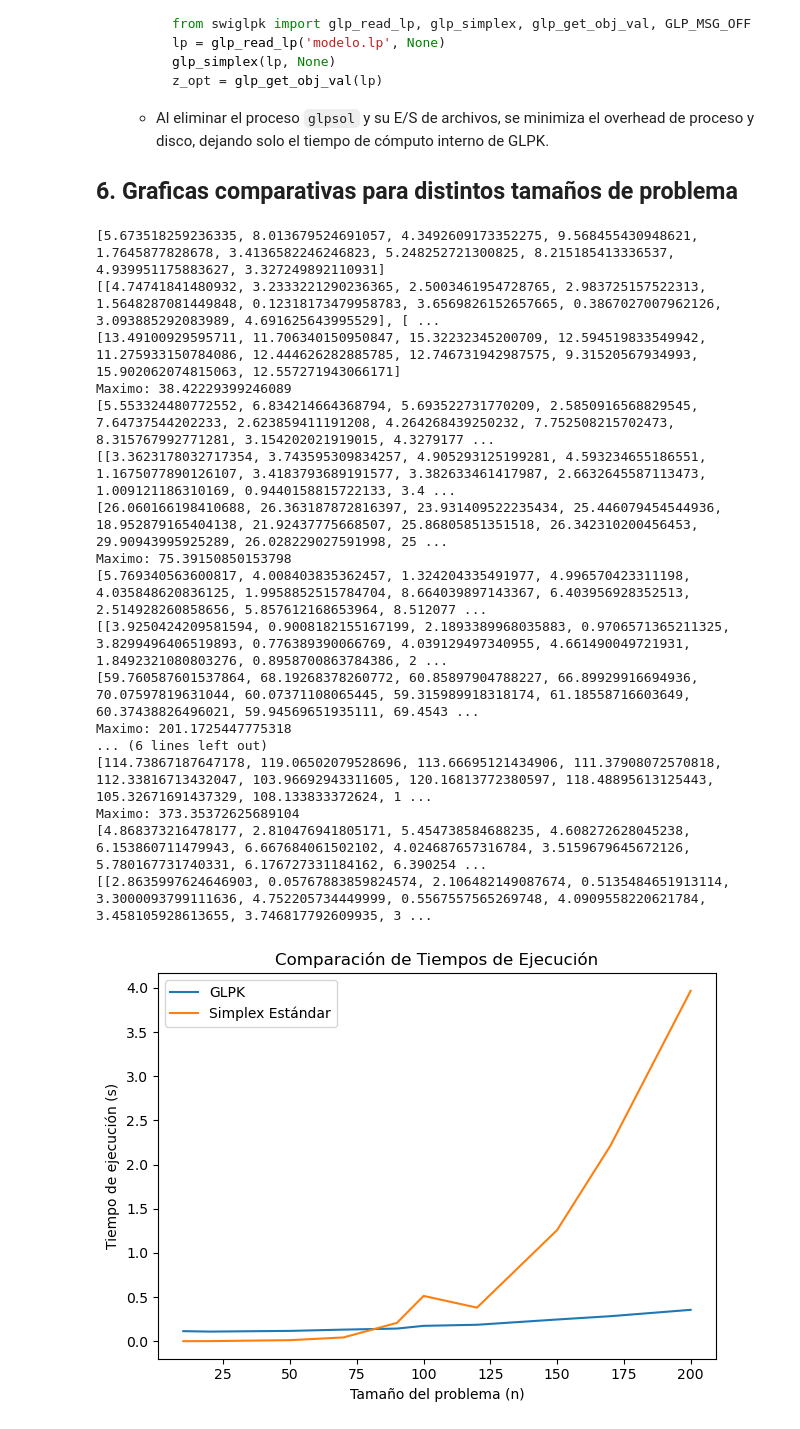
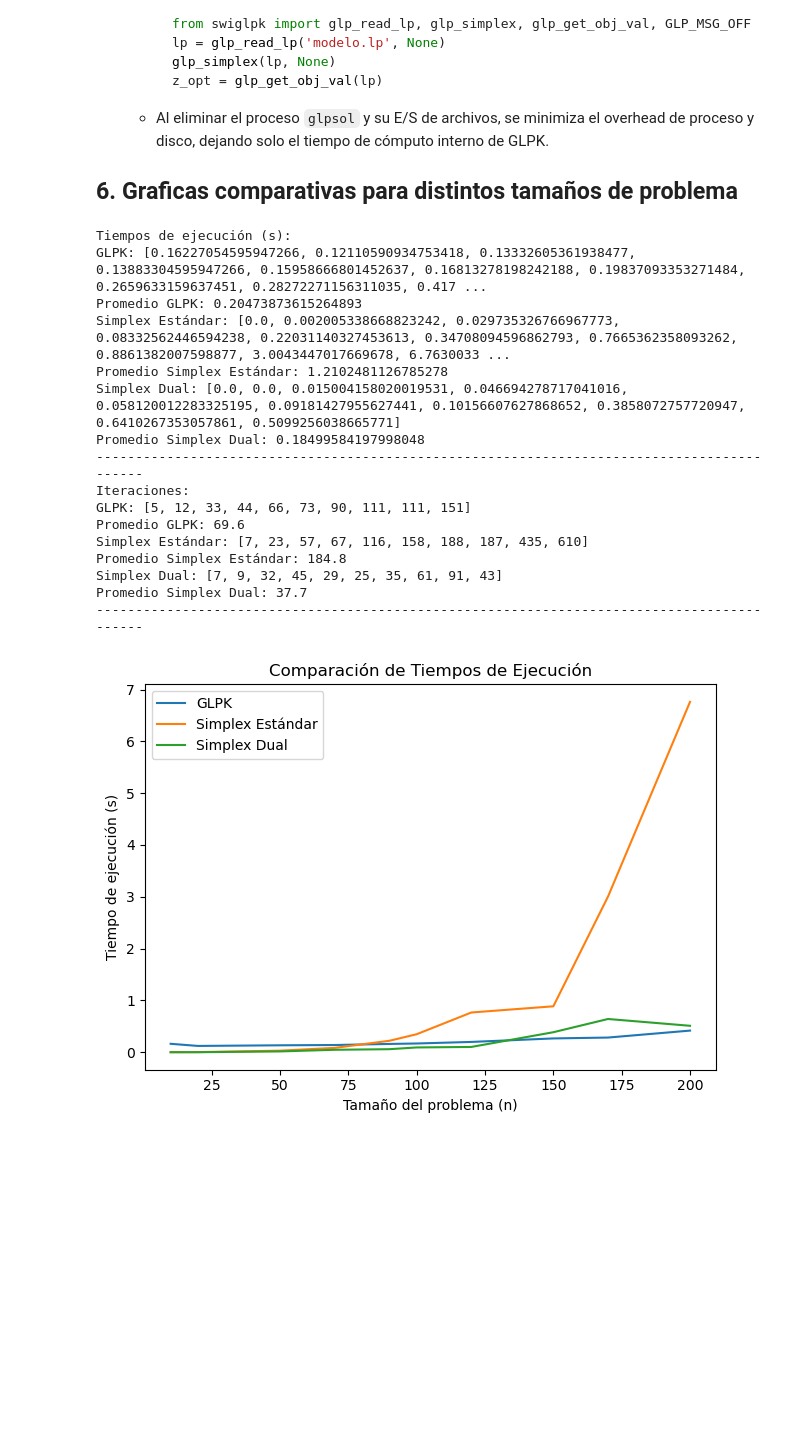
Before and after one commit to Gabriela-Maria/Lab4-MOS, a Jupyter notebook: Problema3.ipynb, the cells around one changed output. Drawn from its saved outputs; the diff is of its cells as text; code cells hidden in the pictures; blank space fills up the shorter version.

```diff
--- a/Problema3.ipynb
+++ b/Problema3.ipynb
@@ -535,7 +461,6 @@ import time
 import re
 import numpy as np
 from pyomo.environ import ConcreteModel, RangeSet, Var, NonNegativeReals, Objective, maximize, ConstraintList, SolverFactory
-from tabulate import tabulate
 
 
 def simplexSinPrints(f, A, b):
@@ -597,12 +522,10 @@ def simplexSinPrints(f, A, b):
         if fila_donde_hay_var != -1:
             sol[j] = M[fila_donde_hay_var][-1]  # igual a valor libre
 
-    print("Maximo: " + str(funcion[-1]))
-
     return it, str(funcion[-1])
 
 # Definimos los tamaños de problema que queremos probar
-problem_sizes = [10, 20, 50, 70,90, 100, 120, 150, 170, 200]
+problem_sizes = [10, 20, 50, 70, 90, 100, 120, 150, 170, 200]
 
 times_glpk=[]
 iters_glpk=[]
@@ -652,65 +575,77 @@ for n in problem_sizes:
         for j in range(1, m+1))
     b_list   = list(b[j] for j in range(1, m+1))
 
-    # print (f_list)
-    # print (A_list)
-    # print (b_list)
     start_time1 = time.time()
     it_std, z_std = simplexSinPrints(f_list, A_list, b_list)
     end_time1 = time.time()
     elapsed_simplex = end_time1 - start_time1
     times_simplex.append(elapsed_simplex)
     iters_simplex.append(it_std)
 
+    # 4) Ejecución del algoritmo Simplex Dual
+    A_dual = list(map(list, zip(*A_list)))
+    start_time2 = time.time()
+    it_dual, z_dual = simplexSinPrints(b_list, A_dual, f_list)
+    end_time2 = time.time()
+    elapsed_simplex_dual = end_time2 - start_time2
+    times_dual.append(elapsed_simplex_dual)
+    iters_dual.append(it_dual)
 
+print ("Tiempos de ejecución (s):")
+print ("GLPK:", times_glpk)
+print ("Promedio GLPK:", np.mean(times_glpk))
+print ("Simplex Estándar:", times_simplex)
+print ("Promedio Simplex Estándar:", np.mean(times_simplex))
+print ("Simplex Dual:", times_dual)
+print ("Promedio Simplex Dual:", np.mean(times_dual))
+print ("-------------------------------------------------------------------------------------------")
+print ("Iteraciones:")
+print ("GLPK:", iters_glpk)
+print ("Promedio GLPK:", np.mean(iters_glpk))
+print ("Simplex Estándar:", iters_simplex)
+print ("Promedio Simplex Estándar:", np.mean(iters_simplex))
+print ("Simplex Dual:", iters_dual)
+print ("Promedio Simplex Dual:", np.mean(iters_dual))
+print ("-------------------------------------------------------------------------------------------")
 
-# Tiempos de ejecución (en segundos)
-# times_std =     [0.007, 0.045, 0.150, 0.800, 4.500]
-#times_dual =    [0.054, 0.100, 0.250, 1.000]
-
-# Iteraciones requeridas
-# iters_std =     [5, 10, 20, 40, 90]
-#iters_dual =    [4,  8, 16, 35]
-# print ("-------------------------")
 # graph 1: Tiempo de ejecución vs Tamaño del problema
 plt.figure()
 plt.plot(problem_sizes, times_glpk, label='GLPK')
 plt.plot(problem_sizes, times_simplex, label='Simplex Estándar')
-#plt.plot(problem_sizes, times_dual, label='Simplex Dual')
+plt.plot(problem_sizes, times_dual, label='Simplex Dual')
 plt.xlabel('Tamaño del problema (n)')
 plt.ylabel('Tiempo de ejecución (s)')
 plt.title('Comparación de Tiempos de Ejecución')
 plt.legend()
 plt.tight_layout()
 plt.show()
 
 # graph 2: Iteraciones vs Tamaño del problema
 plt.figure()
 plt.plot(problem_sizes, iters_glpk, label='GLPK')
 plt.plot(problem_sizes, iters_simplex, label='Simplex Estándar')
-#plt.plot(problem_sizes, iters_dual, label='Simplex Dual')
+plt.plot(problem_sizes, iters_dual, label='Simplex Dual')
 plt.xlabel('Tamaño del problema (n)')
 plt.ylabel('Número de iteraciones')
 plt.title('Comparación de Iteraciones')
 plt.legend()
 plt.tight_layout()
 plt.show()
 # %% [output]
-[5.673518259236335, 8.013679524691057, 4.3492609173352275, 9.568455430948621, 1.7645877828678, 3.4136582246246823, 5.248252721300825, 8.215185413336537, 4.939951175883627, 3.327249892110931]
-[[4.74741841480932, 3.2333221290236365, 2.5003461954728765, 2.983725157522313, 1.5648287081449848, 0.12318173479958783, 3.6569826152657665, 0.3867027007962126, 3.093885292083989, 4.691625643995529], [ ...
-[13.49100929595711, 11.706340150950847, 15.32232345200709, 12.594519833549942, 11.275933150784086, 12.444626282885785, 12.746731942987575, 9.31520567934993, 15.902062074815063, 12.557271943066171]
-Maximo: 38.42229399246089
-[5.553324480772552, 6.834214664368794, 5.693522731770209, 2.5850916568829545, 7.64737544202233, 2.623859411191208, 4.264268439250232, 7.752508215702473, 8.315767992771281, 3.154202021919015, 4.3279177 ...
-[[3.3623178032717354, 3.743595309834257, 4.905293125199281, 4.593234655186551, 1.1675077890126107, 3.4183793689191577, 3.382633461417987, 2.6632645587113473, 1.009121186310169, 0.9440158815722133, 3.4 ...
-[26.060166198410688, 26.363187872816397, 23.931409522235434, 25.446079454544936, 18.952879165404138, 21.92437775668507, 25.86805851351518, 26.342310200456453, 29.90943995925289, 26.028229027591998, 25 ...
-Maximo: 75.39150850153798
-[5.769340563600817, 4.008403835362457, 1.324204335491977, 4.996570423311198, 4.035848620836125, 1.9958852515784704, 8.664039897143367, 6.403956928352513, 2.514928260858656, 5.857612168653964, 8.512077 ...
-[[3.9250424209581594, 0.9008182155167199, 2.1893389968035883, 0.9706571365211325, 3.8299496406519893, 0.776389390066769, 4.039129497340955, 4.661490049721931, 1.8492321080803276, 0.8958700863784386, 2 ...
-[59.760587601537864, 68.19268378260772, 60.85897904788227, 66.89929916694936, 70.07597819631044, 60.07371108065445, 59.315989918318174, 61.18558716603649, 60.37438826496021, 59.94569651935111, 69.4543 ...
-Maximo: 201.1725447775318
-... (6 lines left out)
-[114.73867187647178, 119.06502079528696, 113.66695121434906, 111.37908072570818, 112.33816713432047, 103.96692943311605, 120.16813772380597, 118.48895613125443, 105.32671691437329, 108.133833372624, 1 ...
-Maximo: 373.35372625689104
-[4.868373216478177, 2.810476941805171, 5.454738584688235, 4.608272628045238, 6.153860711479943, 6.667684061502102, 4.024687657316784, 3.5159679645672126, 5.780167731740331, 6.176727331184162, 6.390254 ...
-[[2.8635997624646903, 0.05767883859824574, 2.106482149087674, 0.5135484651913114, 3.3000093799111636, 4.752205734449999, 0.5567557565269748, 4.0909558220621784, 3.458105928613655, 3.746817792609935, 3 ...
+Tiempos de ejecución (s):
+GLPK: [0.16227054595947266, 0.12110590934753418, 0.13332605361938477, 0.13883304595947266, 0.15958666801452637, 0.16813278198242188, 0.19837093353271484, 0.2659633159637451, 0.28272271156311035, 0.417 ...
+Promedio GLPK: 0.20473873615264893
+Simplex Estándar: [0.0, 0.002005338668823242, 0.029735326766967773, 0.08332562446594238, 0.22031140327453613, 0.34708094596862793, 0.7665362358093262, 0.8861382007598877, 3.0043447017669678, 6.7630033 ...
+Promedio Simplex Estándar: 1.2102481126785278
+Simplex Dual: [0.0, 0.0, 0.015004158020019531, 0.046694278717041016, 0.058120012283325195, 0.09181427955627441, 0.10156607627868652, 0.3858072757720947, 0.6410267353057861, 0.5099256038665771]
+Promedio Simplex Dual: 0.18499584197998048
+-------------------------------------------------------------------------------------------
+Iteraciones:
+GLPK: [5, 12, 33, 44, 66, 73, 90, 111, 111, 151]
+Promedio GLPK: 69.6
+Simplex Estándar: [7, 23, 57, 67, 116, 158, 188, 187, 435, 610]
+Promedio Simplex Estándar: 184.8
+Simplex Dual: [7, 9, 32, 45, 29, 25, 35, 61, 91, 43]
+Promedio Simplex Dual: 37.7
+-------------------------------------------------------------------------------------------
-[figure, old version]
+[figure, new version]
```
Also changed, not shown: parts of 7 cells of this notebook, 10 other files.
